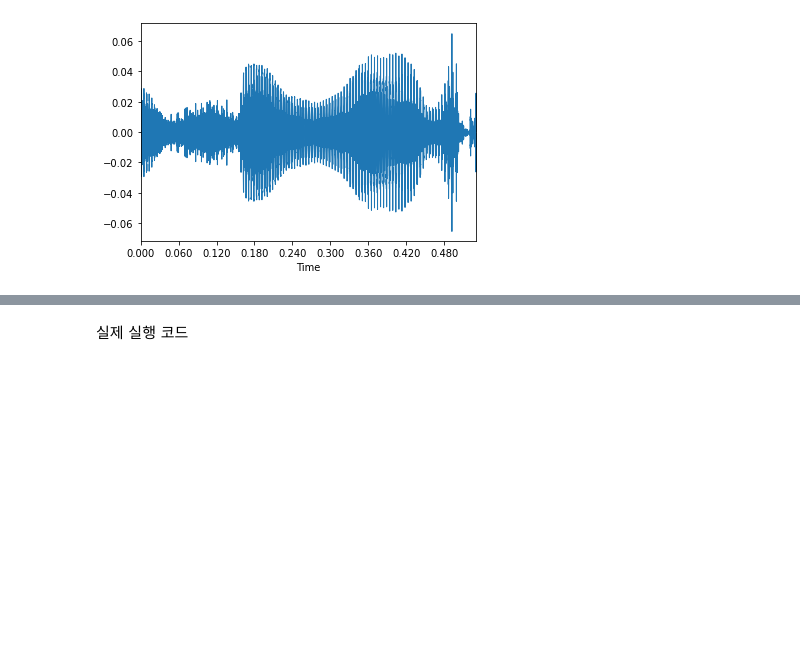
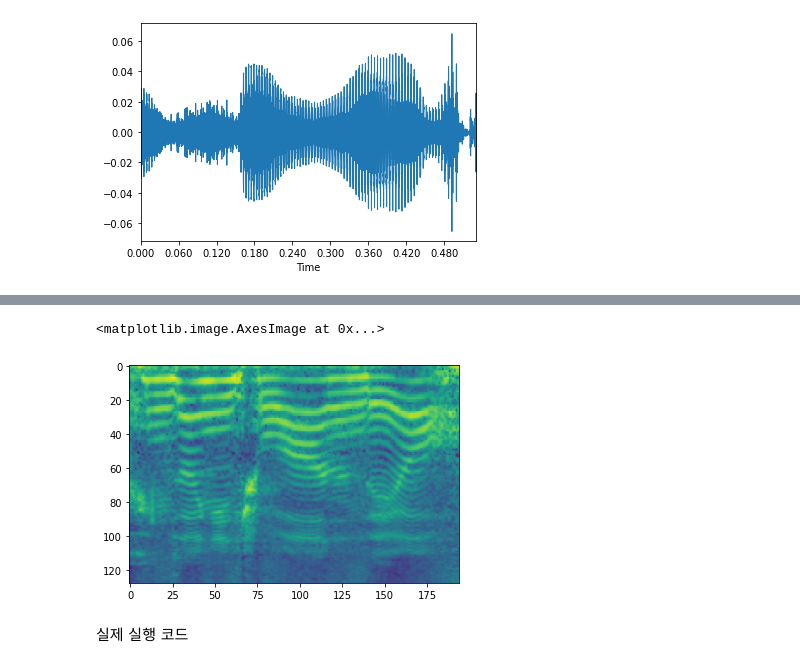
Before and after one commit to arjasc5231/Lingometer, a Jupyter notebook: speaker_verification/preprocess.ipynb, the cells around one changed output, grey strips where cells are left out. Saved outputs shown, nothing was run; the diff lists cells and outputs as text; code cells hidden in the pictures; blank space fills up the shorter version.

```diff
--- a/speaker_verification/preprocess.ipynb
+++ b/speaker_verification/preprocess.ipynb
@@ -239,0 +242,5 @@ plt.colorbar()
+# %%
+plt.imshow(spec[:,:,0].T)
+# %% [output]
+<matplotlib.image.AxesImage at 0x...>
+[figure, added]
```
Also changed, not shown: parts of 6 cells of this notebook, 1 other file.
